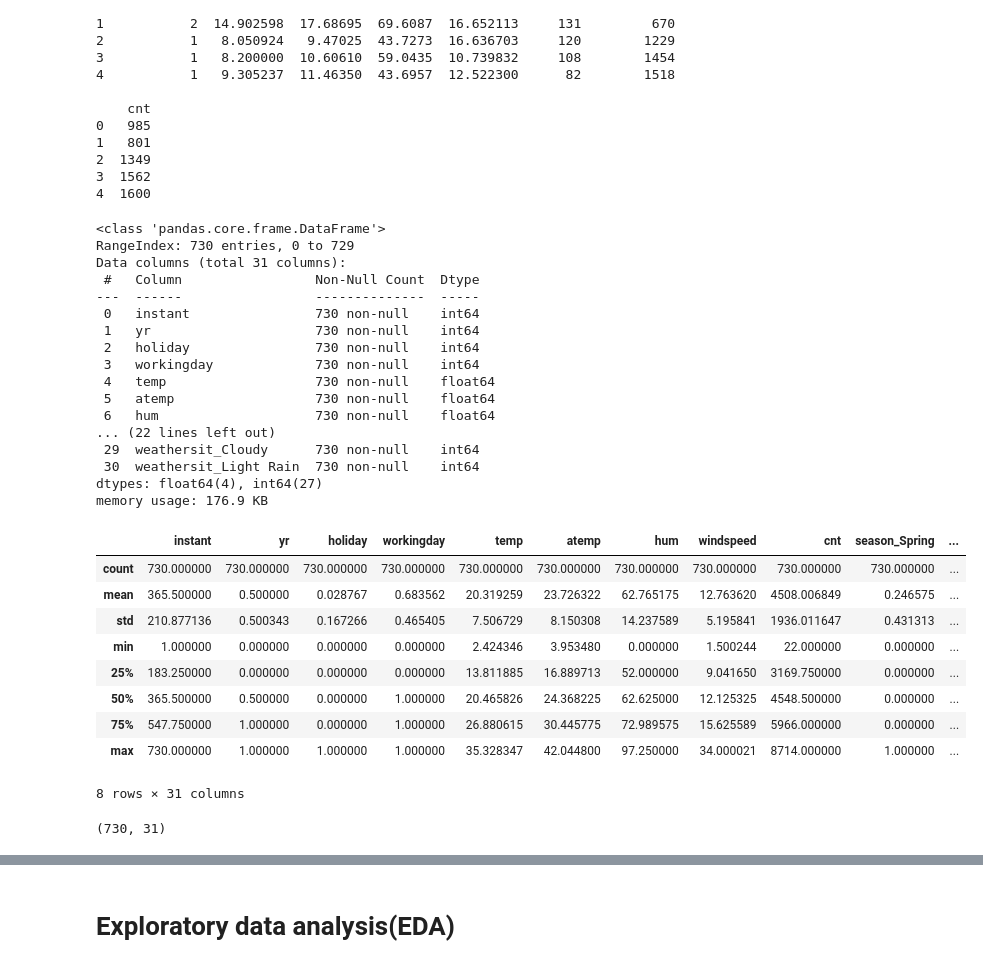
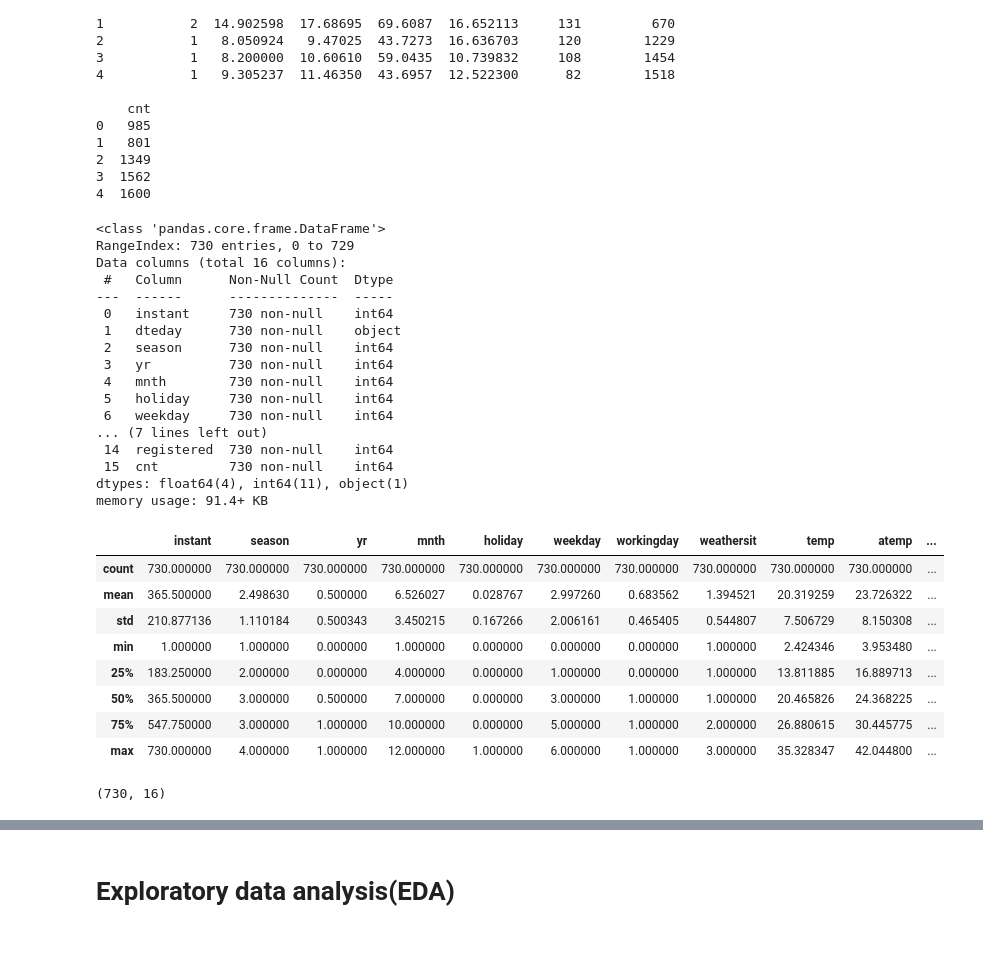
Before and after one commit to Geevanandam/BikeSharingAssignment, a Jupyter notebook: BikeSharingAssignment_Geeva.ipynb, the cells around one changed output, grey strips where cells are left out. Drawn from its saved outputs; the diff is of its cells as text; code cells hidden in the pictures.

```diff
--- a/BikeSharingAssignment_Geeva.ipynb
+++ b/BikeSharingAssignment_Geeva.ipynb
@@ -28,10 +28,10 @@ from sklearn.metrics import mean_squared_error, r2_score
 # %%
 # @title Export data to Frame for processing
 
-df = pd.read_csv('/content/day.csv')
+bikedf = pd.read_csv('/content/day.csv')
 
 # Print the first few rows of the DataFrame to verify it's loaded
-print(df.head())
+print(bikedf.head())
 # %% [output]
    instant      dteday  season  yr  mnth  holiday  weekday  workingday  \
 0        1  01-01-2018       1   0     1        0        6           0
@@ -54,39 +54,38 @@ print(df.head())
 3  1562
 4  1600
 # %%
-df.info()
+bikedf.info()
 # %% [output]
 <class 'pandas.core.frame.DataFrame'>
 RangeIndex: 730 entries, 0 to 729
-Data columns (total 31 columns):
- #   Column                 Non-Null Count  Dtype
----  ------                 --------------  -----
- 0   instant                730 non-null    int64
- 1   yr                     730 non-null    int64
- 2   holiday                730 non-null    int64
- 3   workingday             730 non-null    int64
- 4   temp                   730 non-null    float64
- 5   atemp                  730 non-null    float64
- 6   hum                    730 non-null    float64
-... (22 lines left out)
- 29  weathersit_Cloudy      730 non-null    int64
- 30  weathersit_Light Rain  730 non-null    int64
-dtypes: float64(4), int64(27)
-memory usage: 176.9 KB
+Data columns (total 16 columns):
+ #   Column      Non-Null Count  Dtype
+---  ------      --------------  -----
+ 0   instant     730 non-null    int64
+ 1   dteday      730 non-null    object
+ 2   season      730 non-null    int64
+ 3   yr          730 non-null    int64
+ 4   mnth        730 non-null    int64
+ 5   holiday     730 non-null    int64
+ 6   weekday     730 non-null    int64
+... (7 lines left out)
+ 14  registered  730 non-null    int64
+ 15  cnt         730 non-null    int64
+dtypes: float64(4), int64(11), object(1)
+memory usage: 91.4+ KB
 # %%
-df.describe()
+bikedf.describe()
 # %% [output]
-|  | instant | yr | holiday | workingday | temp | atemp | hum | windspeed | cnt | season_Spring | ... |
+|  | instant | season | yr | mnth | holiday | weekday | workingday | weathersit | temp | atemp | ... |
 | count | 730.000000 | 730.000000 | 730.000000 | 730.000000 | 730.000000 | 730.000000 | 730.000000 | 730.000000 | 730.000000 | 730.000000 | ... |
-| mean | 365.500000 | 0.500000 | 0.028767 | 0.683562 | 20.319259 | 23.726322 | 62.765175 | 12.763620 | 4508.006849 | 0.246575 | ... |
-| std | 210.877136 | 0.500343 | 0.167266 | 0.465405 | 7.506729 | 8.150308 | 14.237589 | 5.195841 | 1936.011647 | 0.431313 | ... |
-| min | 1.000000 | 0.000000 | 0.000000 | 0.000000 | 2.424346 | 3.953480 | 0.000000 | 1.500244 | 22.000000 | 0.000000 | ... |
-| 25% | 183.250000 | 0.000000 | 0.000000 | 0.000000 | 13.811885 | 16.889713 | 52.000000 | 9.041650 | 3169.750000 | 0.000000 | ... |
-| 50% | 365.500000 | 0.500000 | 0.000000 | 1.000000 | 20.465826 | 24.368225 | 62.625000 | 12.125325 | 4548.500000 | 0.000000 | ... |
-| 75% | 547.750000 | 1.000000 | 0.000000 | 1.000000 | 26.880615 | 30.445775 | 72.989575 | 15.625589 | 5966.000000 | 0.000000 | ... |
-| max | 730.000000 | 1.000000 | 1.000000 | 1.000000 | 35.328347 | 42.044800 | 97.250000 | 34.000021 | 8714.000000 | 1.000000 | ... |
+| mean | 365.500000 | 2.498630 | 0.500000 | 6.526027 | 0.028767 | 2.997260 | 0.683562 | 1.394521 | 20.319259 | 23.726322 | ... |
+| std | 210.877136 | 1.110184 | 0.500343 | 3.450215 | 0.167266 | 2.006161 | 0.465405 | 0.544807 | 7.506729 | 8.150308 | ... |
+| min | 1.000000 | 1.000000 | 0.000000 | 1.000000 | 0.000000 | 0.000000 | 0.000000 | 1.000000 | 2.424346 | 3.953480 | ... |
+| 25% | 183.250000 | 2.000000 | 0.000000 | 4.000000 | 0.000000 | 1.000000 | 0.000000 | 1.000000 | 13.811885 | 16.889713 | ... |
+| 50% | 365.500000 | 3.000000 | 0.500000 | 7.000000 | 0.000000 | 3.000000 | 1.000000 | 1.000000 | 20.465826 | 24.368225 | ... |
+| 75% | 547.750000 | 3.000000 | 1.000000 | 10.000000 | 0.000000 | 5.000000 | 1.000000 | 2.000000 | 26.880615 | 30.445775 | ... |
+| max | 730.000000 | 4.000000 | 1.000000 | 12.000000 | 1.000000 | 6.000000 | 1.000000 | 3.000000 | 35.328347 | 42.044800 | ... |
-8 rows × 31 columns
 # %%
-print(df.shape)
+print(bikedf.shape)
 # %% [output]
-(730, 31)
+(730, 16)
```
Also changed, not shown: parts of 9 cells of this notebook.
